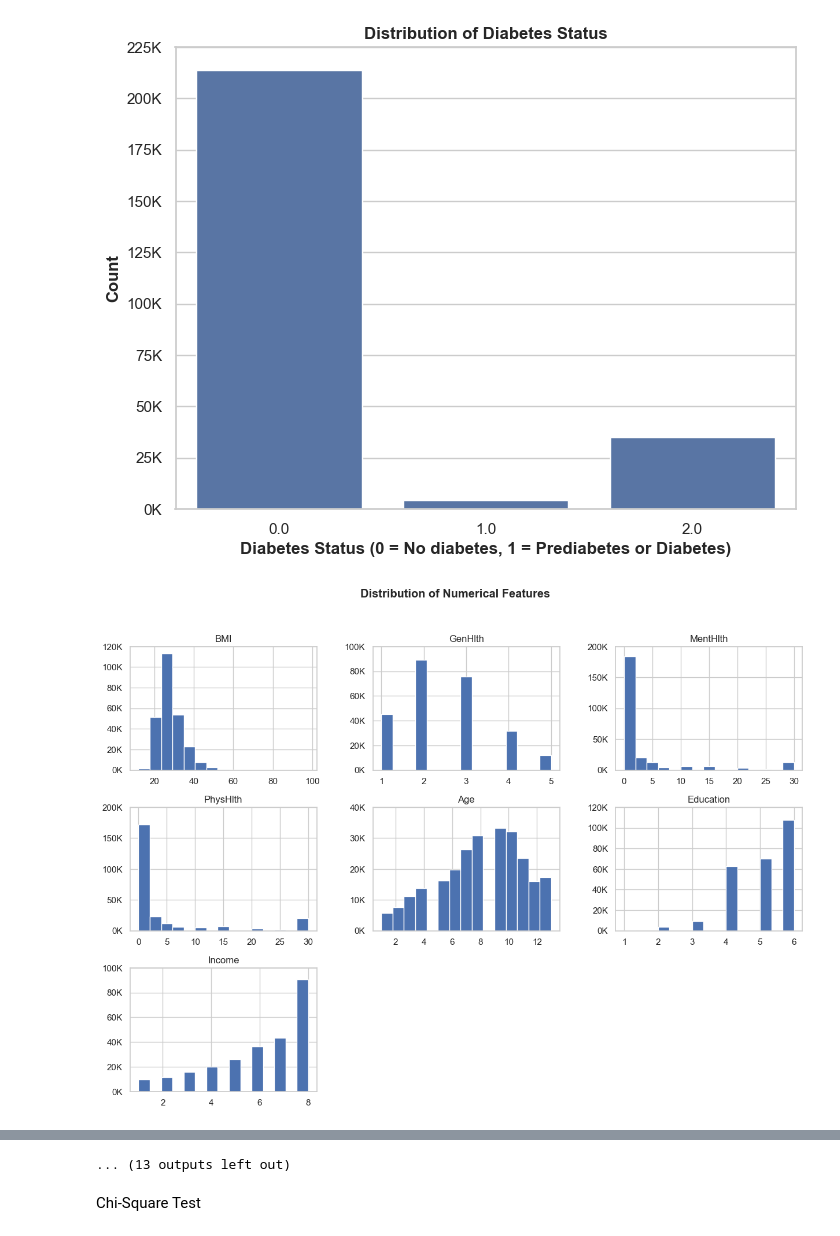
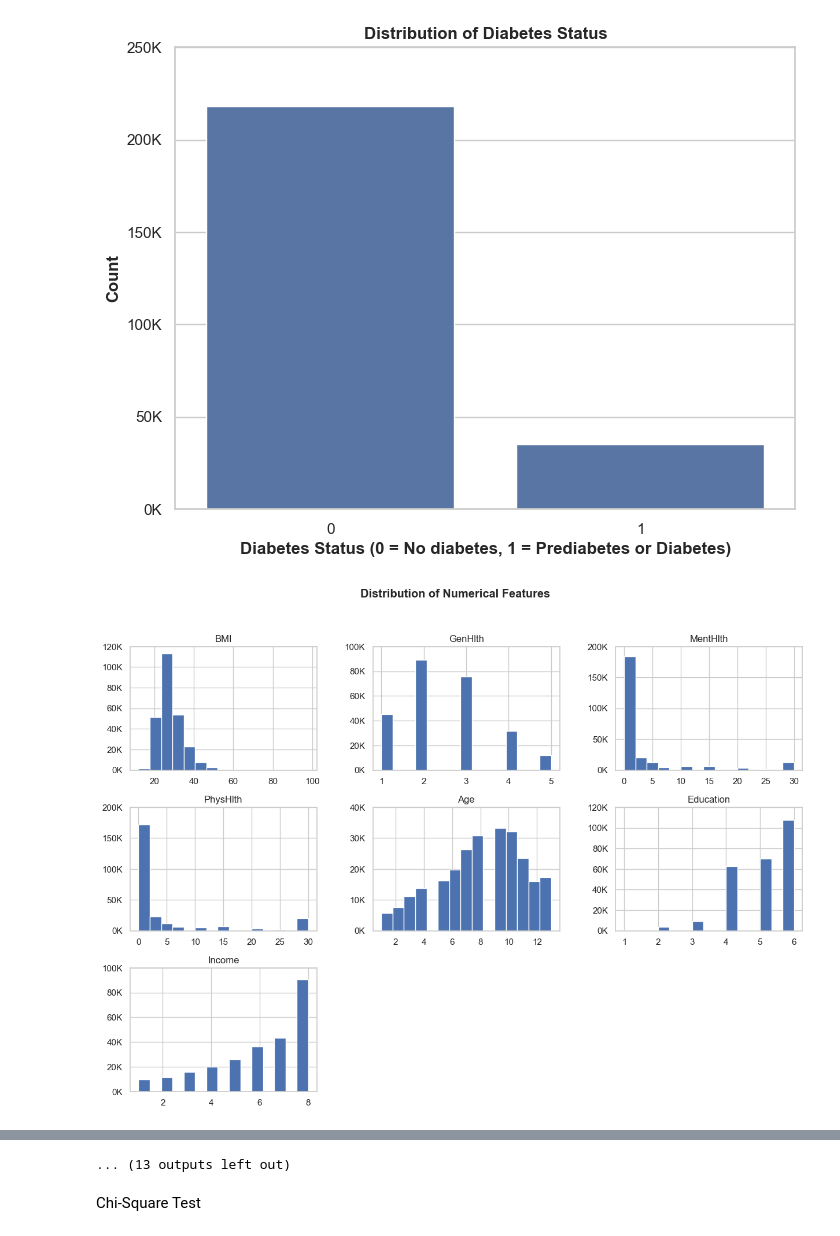
Before and after one commit to NumanESchulich/SchulichDataScience, a Jupyter notebook: Data Science I (MBAN 6110T)/Group Assignment/GroupAssignement.ipynb, the cells around one changed output, grey strips where cells are left out. Cells and saved outputs as stored; diff of their text form; code cells hidden in the pictures.

```diff
--- a/Data Science I (MBAN 6110T)/Group Assignment/GroupAssignement.ipynb
+++ b/Data Science I (MBAN 6110T)/Group Assignment/GroupAssignement.ipynb
@@ -6,8 +6,11 @@ import matplotlib.pyplot as plt
 import seaborn as sns
 from scipy import stats
 
+# Raw File Dataset Path (Full) : https://raw.githubusercontent.com/NumanESchulich/SchulichDataScience/main/Data%20Science%20I%20(MBAN%206110T)/Group%20Assignment/Full%20Dataset.csv?token=GHSAT0AAAAAACTZRV2CDOCYANJTD5X7E2OQZTSEHXQ
+# Raw File Dataset Path (50-50): https://raw.githubusercontent.com/NumanESchulich/SchulichDataScience/main/Data%20Science%20I%20(MBAN%206110T)/Group%20Assignment/50-50%20Balanced%20Dataset.csv?token=GHSAT0AAAAAACTZRV2DZMBCXNKTGOPFEL7YZTSEGGQ
+
 # Read the data file
-df = pd.read_csv("https://raw.githubusercontent.com/bailieeg/Diabetes-Dataset/main/Diabetes%20Dataset.csv")
+df = pd.read_csv("https://raw.githubusercontent.com/NumanESchulich/SchulichDataScience/main/Data%20Science%20I%20(MBAN%206110T)/Group%20Assignment/Full%20Dataset.csv?token=GHSAT0AAAAAACTZRV2CDOCYANJTD5X7E2OQZTSEHXQ")
 
 # Set plot style
 sns.set_theme(style="whitegrid")
@@ -20,7 +23,7 @@ def format_yaxis(ax):
 
 # 1. Distribution of the target variable
 plt.figure(figsize=(8, 6))
-ax = sns.countplot(x='Diabetes_012', data=df)
+ax = sns.countplot(x='Diabetes_binary', data=df)
 format_yaxis(ax)
 plt.title('Distribution of Diabetes Status', fontweight='bold')
 plt.xlabel('Diabetes Status (0 = No diabetes, 1 = Prediabetes or Diabetes)', fontweight='bold')
@@ -41,35 +44,35 @@ fig, axes = plt.subplots(nrows=5, ncols=3, figsize=(15, 20))
 for i, feature in enumerate(binary_features):
     row, col = divmod(i, 3)
     ax = sns.countplot(x=feature, data=df, ax=axes[row, col])
     format_yaxis(ax)
     axes[row, col].set_title(f'Distribution of {feature}', fontweight='bold')
 plt.tight_layout()
 plt.show()
 
 # 4. Correlation matrix
 plt.figure(figsize=(15, 10))
 corr = df.corr()
 sns.heatmap(corr, annot=True, fmt='.2f', cmap='coolwarm', linewidths=0.5)
 plt.title('Correlation Matrix', fontweight='bold')
 plt.show()
 
 # 5. Relationships between features and the target variable
 for feature in numerical_features:
     plt.figure(figsize=(8, 6))
-    sns.boxplot(x='Diabetes_012', y=feature, data=df)
+    sns.boxplot(x='Diabetes_binary', y=feature, data=df)
     plt.title(f'Relationship between Diabetes Status and {feature}', fontweight='bold')
     plt.xlabel('Diabetes Status (0 = No diabetes, 1 = Prediabetes or Diabetes)', fontweight='bold')
     plt.ylabel(feature, fontweight='bold')
     plt.show()
 
 for feature in binary_features:
     plt.figure(figsize=(8, 6))
-    sns.barplot(x=feature, y='Diabetes_012', data=df)
+    sns.barplot(x=feature, y='Diabetes_binary', data=df)
     plt.title(f'Relationship between Diabetes Status and {feature}', fontweight='bold')
     plt.xlabel(feature, fontweight='bold')
     plt.ylabel('Diabetes Status (0 = No diabetes, 1 = Prediabetes or Diabetes)', fontweight='bold')
     plt.show()
 # %% [output]
-[figure, old version]
+[figure, new version]
 [figure]
 [figure]
```
Also changed, not shown: parts of 16 cells of this notebook.
